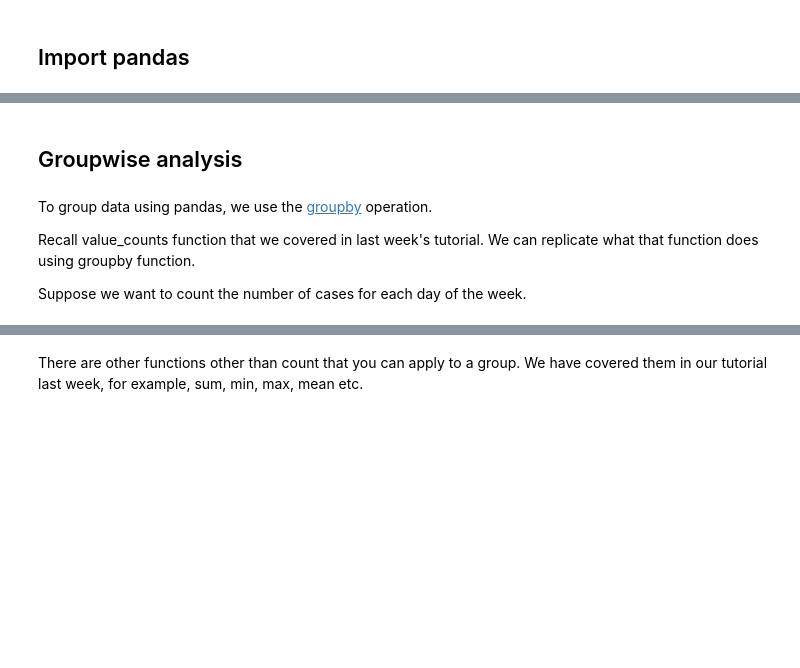
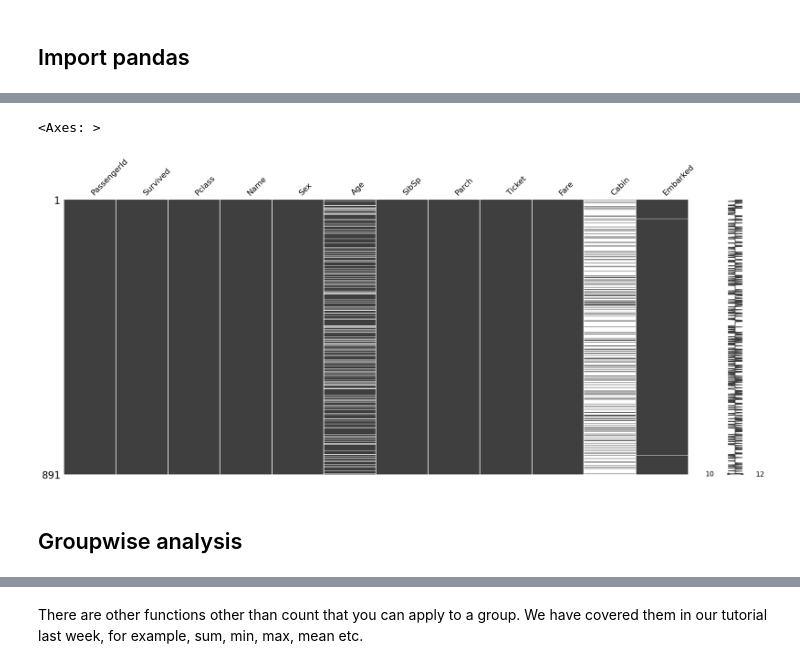
Before and after one commit to rainer-65/GaddisPrograms, a Jupyter notebook: Pandas/pandas tutorial 04.ipynb, the cells around one changed output, grey strips where cells are left out. Saved outputs shown, nothing was run; the diff lists cells and outputs as text; code cells hidden in the pictures; blank space fills up the shorter version.

Commit message:
Adding Pandas, Matplotlib and Seaborn examples

```diff
--- a/Pandas/pandas tutorial 04.ipynb
+++ b/Pandas/pandas tutorial 04.ipynb
@@ -32,3 +12,0 @@ For the purpose of keeping this notebook simple, I am going to drop the all colu
-# %%
-data = data.iloc[:, :7]
-data.head()
@@ -44,3 +12,0 @@ I am also going to drop incident_id, city_or_county and address column.
-# %%
-data.drop(columns = ['incident_id', 'city_or_county', 'address'], inplace = True)
-data.head()
@@ -56,11 +12,0 @@ Now, create some new additional features.
-# %%
-# Import library for datetime
-from datetime import datetime
-
-data['date'] = pd.to_datetime(data['date']) # convert date to datetime format
-data['year'] = data['date'].dt.year # extract year
-data['month'] = data['date'].dt.month # extract month
-data['day'] = data['date'].dt.day # extract day
-data['day_of_week'] = data['date'].dt.dayofweek # extract day of week
-data['total_victim'] = data['n_killed'] + data['n_injured'] # sum up number of deaths and injuries
-data.head()
@@ -74,5 +12,0 @@ data.head()
-# %%
-# Replace numeric day of week values with text
-
-data['day_of_week'] = data['day_of_week'].map({0: 'Monday', 1: 'Tuesday', 2: 'Wednesday', 3: 'Thursday', 4: 'Friday', 5: 'Saturday', 6: 'Sunday'})
-data.head()
@@ -103,8 +66,11 @@ Our dataset is ready!
+# %%
+# Alternative for showing missing values
+# Import missingno library
+import missingno
+# Visualise null values
+missingno.matrix(data)
+# %% [output]
+<Axes: >
+[figure, added]
 # %% [markdown]
 ## Groupwise analysis
-# %% [markdown]
-To group data using pandas, we use the [groupby](https://pandas.pydata.org/pandas-docs/stable/reference/api/pandas.DataFrame.groupby.html) operation.
-
-Recall value_counts function that we covered in last week's tutorial. We can replicate what that function does using groupby function.
-
-Suppose we want to count the number of cases for each day of the week.
```
Also changed, not shown: parts of 33 cells of this notebook, 4 other files.
